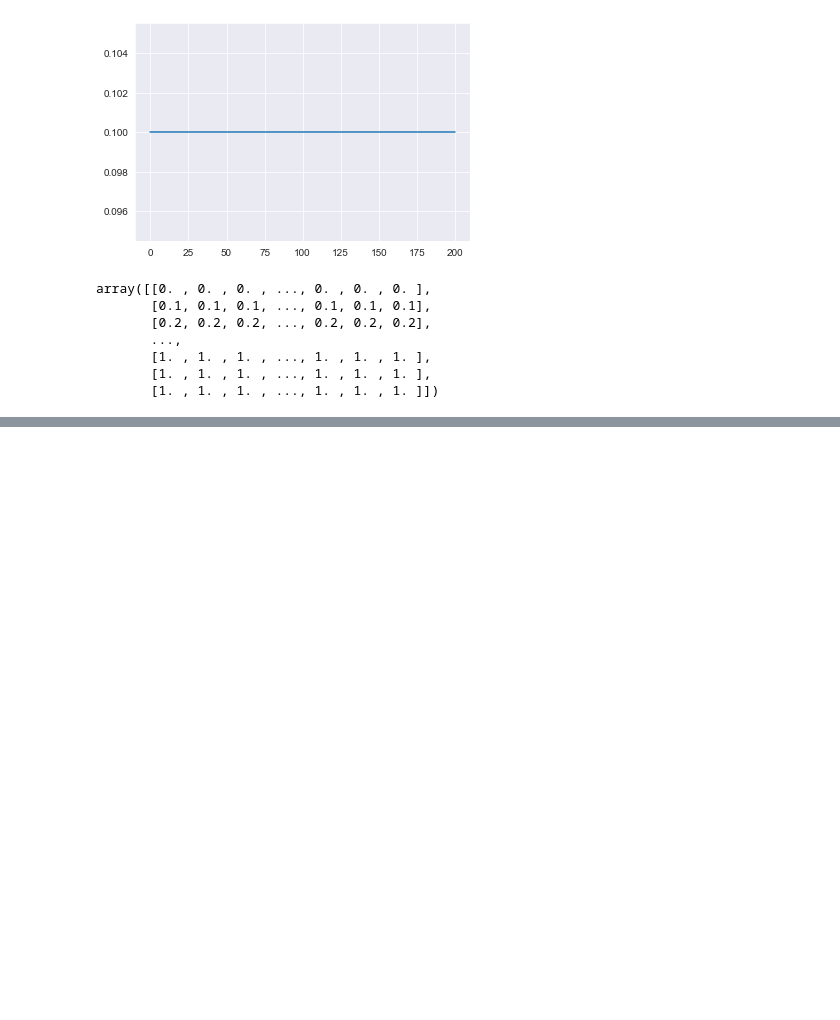
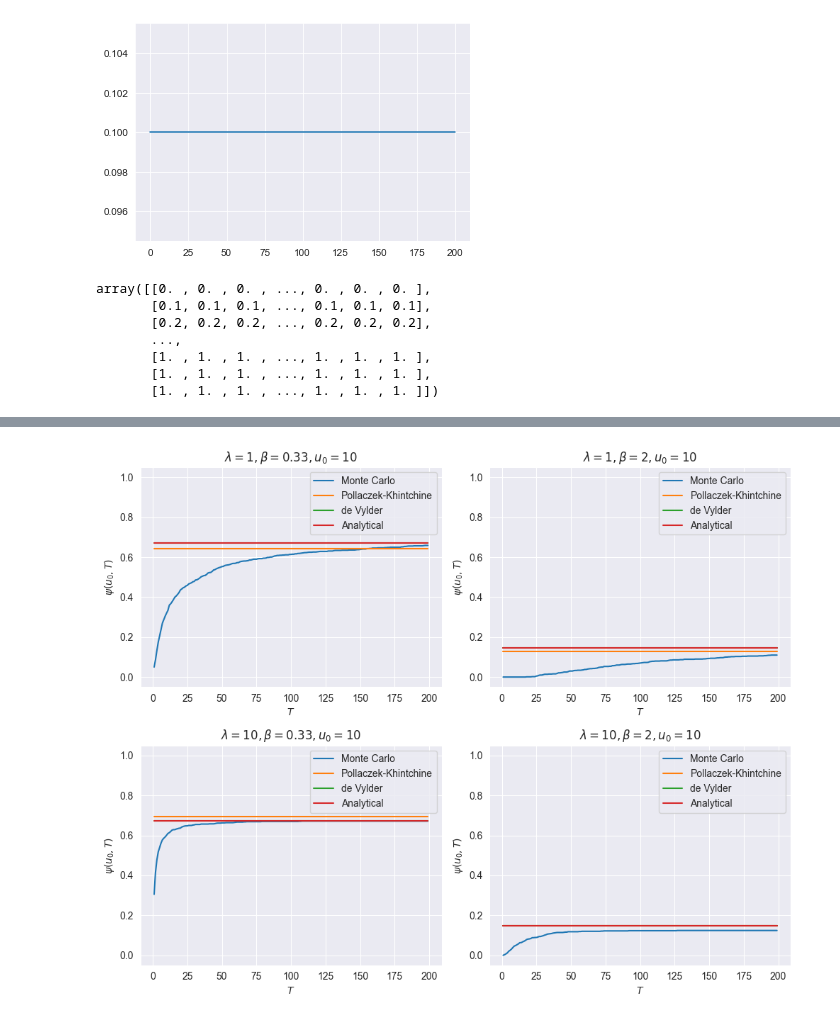
Before and after one commit to martyna-B/IMFI-reports, a Jupyter notebook: Report 2/Report 2.IPYNB, the cells around one changed output, grey strips where cells are left out. Cells and saved outputs as stored; diff of their text form; code cells hidden in the pictures; blank space fills up the shorter version.

```diff
--- a/Report 2/Report 2.IPYNB
+++ b/Report 2/Report 2.IPYNB
@@ -602,0 +628,27 @@ def MC_simulate(steps, T_arr):
+# %%
+fig, axes = plt.subplots(2, 2, figsize=(10, 8))
+steps = 1000
+T_vec = np.arange(1, 200)
+
+for i, poiss_lamb in enumerate([1, 10]):
+    for j, beta in enumerate([1/3, 2]):
+        rp = RuinProcess("exp", {"lmbd":1/beta}, poisson_lbd=poiss_lamb, T=200)
+        rp.MC_simulate(steps, T_vec)
+        rp.MC_ruin_probability(u_vec = [10], plot = False)
+        rp.PC_simulate(steps)
+        rp.PC_ruin_probability(u_vec = [10], plot = False)
+        rp.Vylder_simulate()
+        rp.Vylder_ruin_probability(u_vec = np.array([10]), plot = False)
+        axes[i, j].plot(T_vec, np.concatenate(list(rp.ruin_probability_MC.values())), label = "Monte Carlo")
+        axes[i, j].plot(T_vec, rp.ruin_probability_PC * np.ones(199), label = "Pollaczek-Khintchine")
+        axes[i, j].plot(T_vec, rp.ruin_probability_V * np.ones(199), label = "de Vylder")
+        axes[i, j].plot(T_vec, (1/(1+rp.theta))*np.exp((-beta*rp.theta*10*np.ones(199))/(1+rp.theta)), label = "Analytical")
+        axes[i, j].set_title(f"$\lambda = {poiss_lamb}, \\beta = {round(beta, 2)}, u_0 = 10$")
+        axes[i, j].set_xlabel("$T$")
+        axes[i, j].set_ylabel("$\psi(u_0, T)$")
+        axes[i, j].set_ylim(-0.05, 1.05)
+        axes[i, j].legend()
+        plt.tight_layout()
+# plt.savefig("plots/task_1_T.svg")
+# %% [output]
+[figure, added]
```
Also changed, not shown: parts of 10 cells of this notebook, 4 other files.
